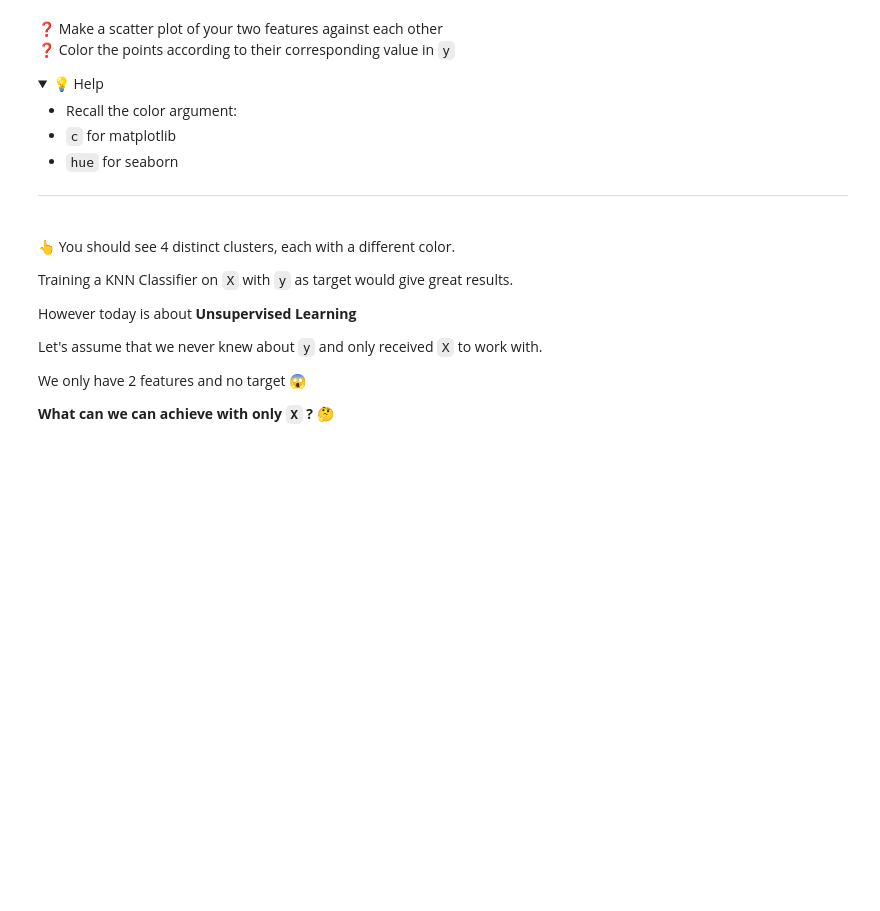
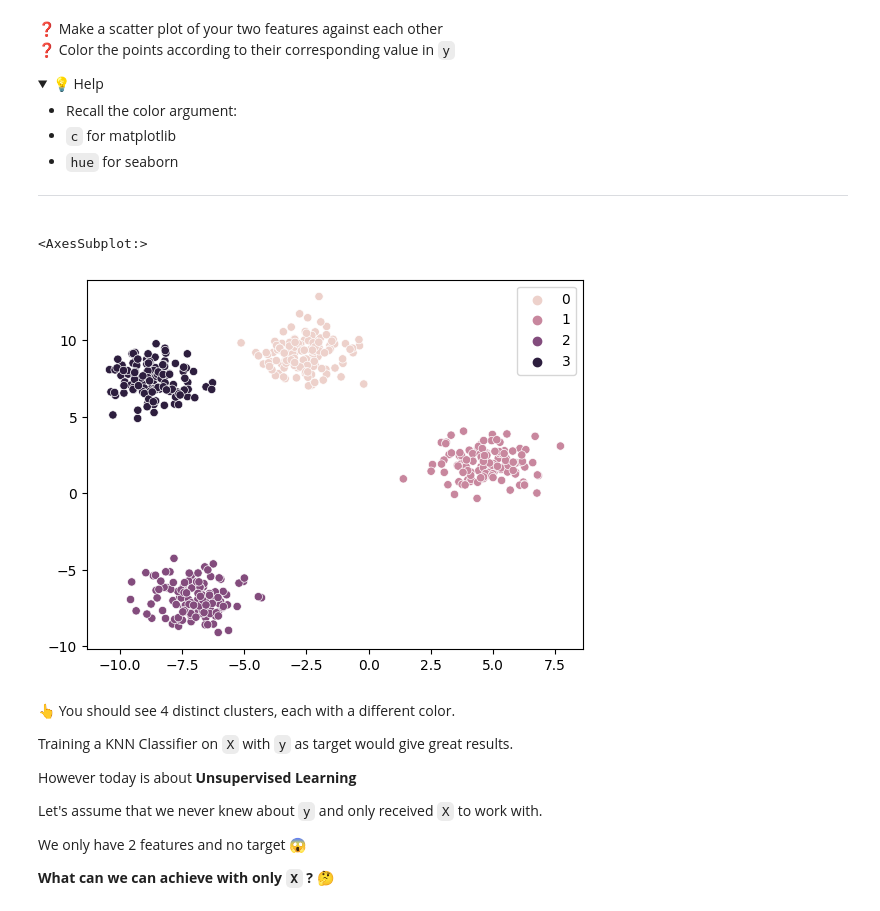
Before and after one commit to tanushrin/data-image-compression, a Jupyter notebook: warmup_k_means.ipynb, the cells around one changed output. Saved outputs shown, nothing was run; the diff lists cells and outputs as text; code cells hidden in the pictures; folded sections open; blank space fills up the shorter version.

```diff
--- a/warmup_k_means.ipynb
+++ b/warmup_k_means.ipynb
@@ -42,3 +40,11 @@ X, y = make_blobs(n_samples=500, centers=4, random_state=random_state)
+# %%
+# YOUR CODE HERE
+# seaborn Scatter plot of X[:,0] vs X[:,1] colored by y
+
+sns.scatterplot(x=X[:,0], y=X[:,1], hue=y)
+# %% [output]
+<AxesSubplot:>
+[figure, added]
 # %% [markdown]
 👆 You should see 4 distinct clusters, each with a different color.
 
```
Also changed, not shown: parts of 12 cells of this notebook.
